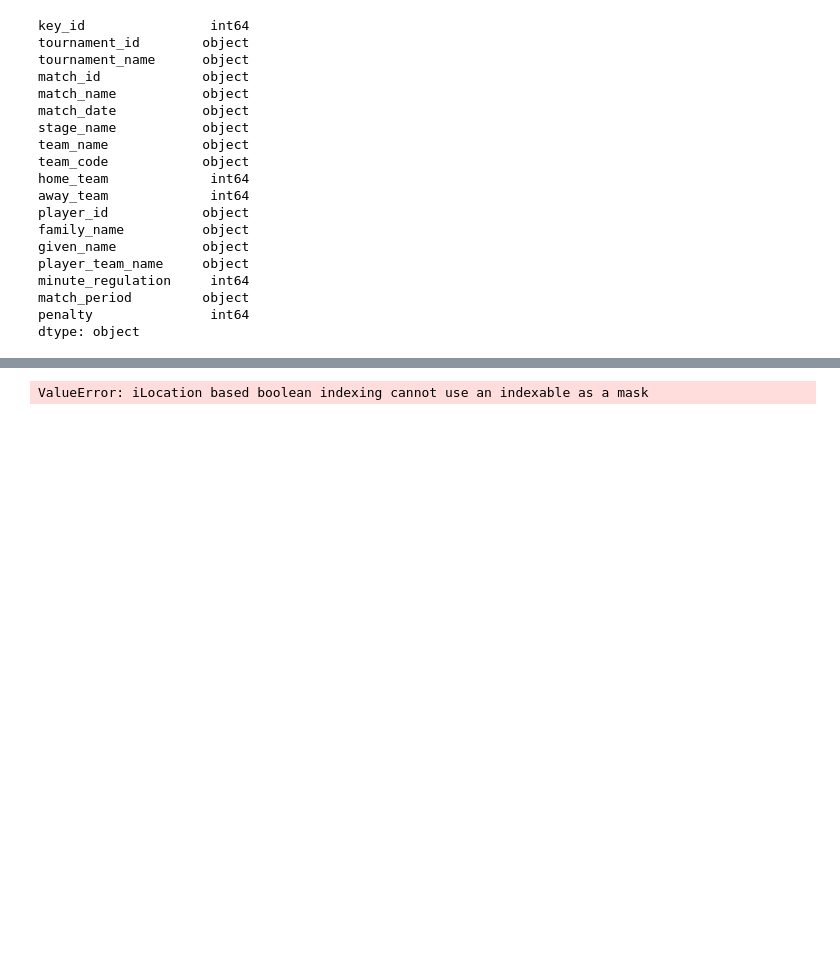
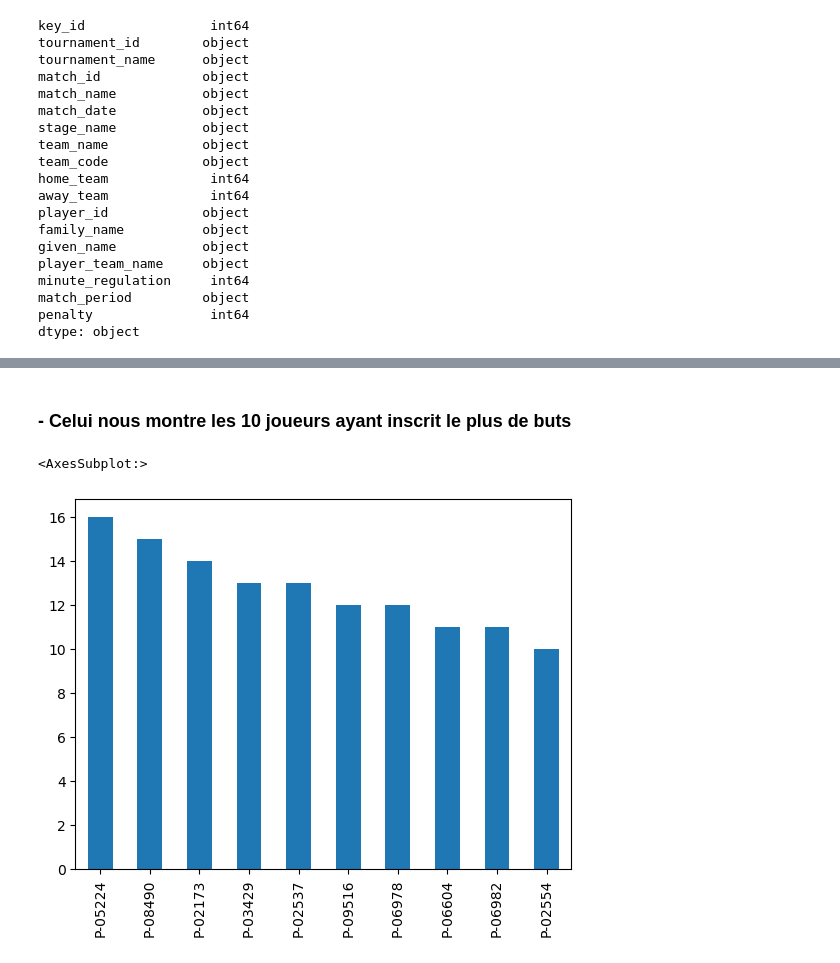
Before and after one commit to AdamSerrakh/DataAnalysis_WorldCup_Scorers, a Jupyter notebook: WorldCup_Scorers.ipynb, the cells around one changed output, grey strips where cells are left out. Saved outputs shown, nothing was run; the diff lists cells and outputs as text; code cells hidden in the pictures; blank space fills up the shorter version.

```diff
--- a/WorldCup_Scorers.ipynb
+++ b/WorldCup_Scorers.ipynb
@@ -147,4 +96,7 @@ df[df['col1'] == 2]
+# %% [markdown]
+### - Celui nous montre les 10 joueurs ayant inscrit le plus de buts
 # %%
-df.iloc[df['player_id'].value_counts() == 16]
+df['player_id'].value_counts()[:10].plot.bar()
 # %% [output]
-ValueError: iLocation based boolean indexing cannot use an indexable as a mask
+<AxesSubplot:>
+[figure, added]
```
Also changed, not shown: parts of 29 cells of this notebook.
